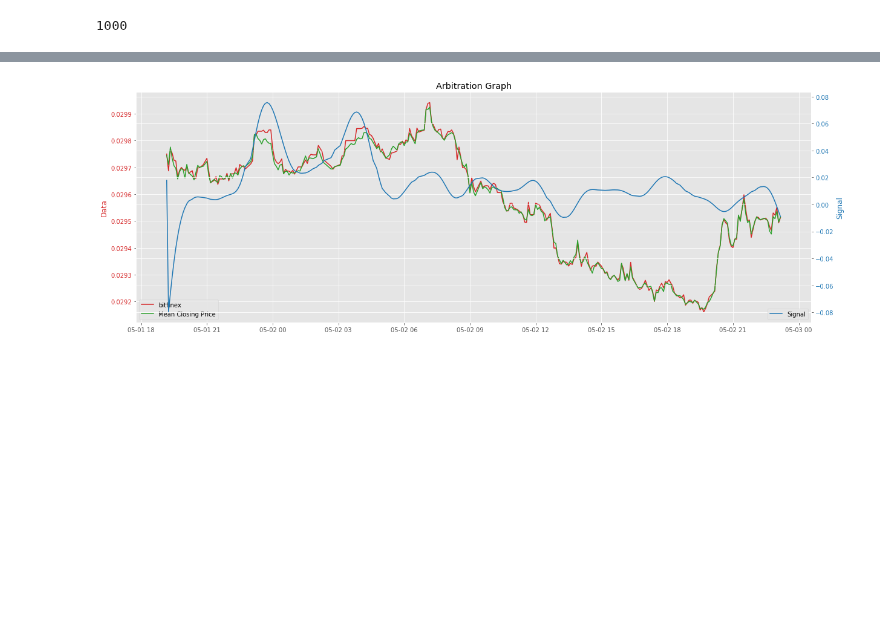
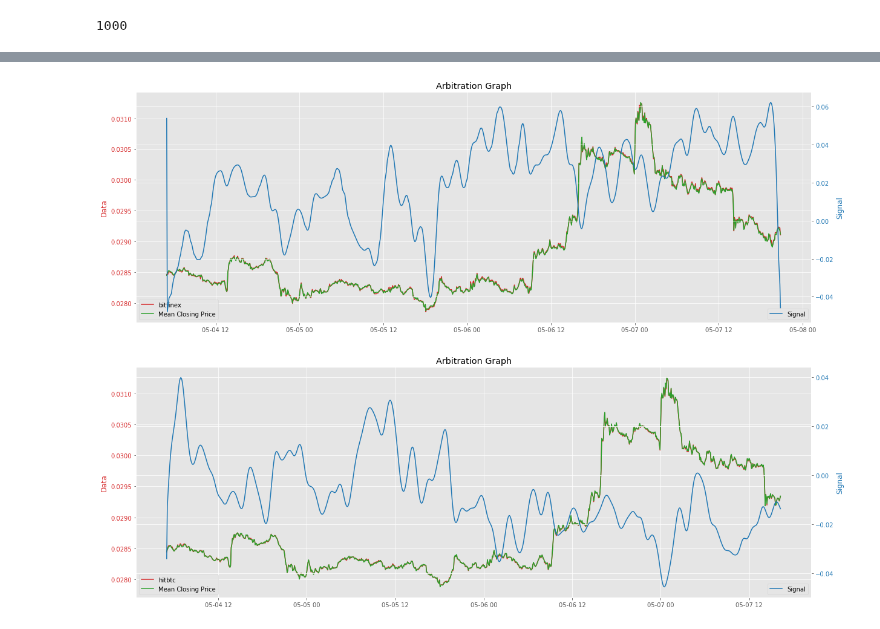
Before and after one commit to BloomTech-Labs/cryptolytic-ds, a Jupyter notebook: cryptolytic/notebooks/Arbitrage.ipynb, the cells around one changed output, grey strips where cells are left out. Cells and saved outputs as stored; diff of their text form; code cells hidden in the pictures; blank space fills up the shorter version.

```diff
--- a/cryptolytic/notebooks/Arbitrage.ipynb
+++ b/cryptolytic/notebooks/Arbitrage.ipynb
@@ -47,9 +48,8 @@ def get_df(info):
     df = df.merge(dfarb, how='inner', on=merge_cols)
     return df
 
-df = get_df( {'start':1556668800, 'period':60, 'trading_pair':'eth_btc', 'exchange_id':'bitfinex'})
-df_300 = get_df( {'start':1556668800, 'period':300, 'trading_pair':'eth_btc', 'exchange_id':'bitfinex'})
-df2 = get_df({'start':1556668800, 'period':300, 'trading_pair':'eth_btc', 'exchange_id':'hitbtc'})
+df = get_df ({'start':'04-05-2019', 'period':300, 'trading_pair':'eth_btc', 'exchange_id':'bitfinex'})
+df2 = get_df({'start':'04-05-2019', 'period':300, 'trading_pair':'eth_btc', 'exchange_id':'hitbtc'})
 # %%
 df.head()
 # %% [output]
@@ -80,7 +80,7 @@ def plot_arbitration(df):
     ax2 = ax1.twinx()
     color = 'tab:blue'
     ax2.set_ylabel('Signal', color=color)
-    ax2.plot(df.index,m.denoise(df.arb_signal, 20), color=color, label='Signal')
+    ax2.plot(df.index,d.denoise(df.arb_signal, 20), color=color, label='Signal')
     ax2.tick_params(axis='y', labelcolor=color)
     ax2.legend(loc='lower right')
 # %%
@@ -90,5 +90,6 @@ plot_arbitration(df.iloc[600:1000])
 # %%
-plot_arbitration(df_300[600//3:500])
-#plot_arbitration(df2)
+plot_arbitration(df)
+plot_arbitration(df2)
 # %% [output]
-[figure, old version]
+[figure, new version]
+[figure, added]
```
Also changed, not shown: parts of 11 cells of this notebook, 3 other files.
